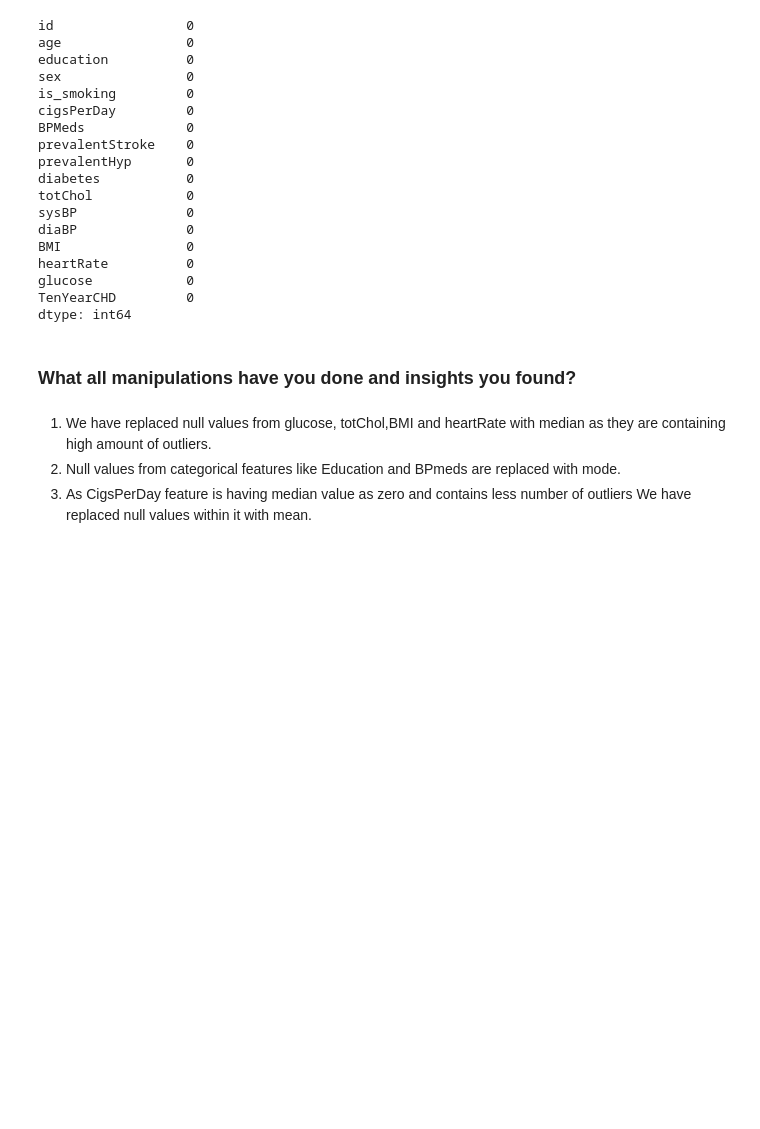
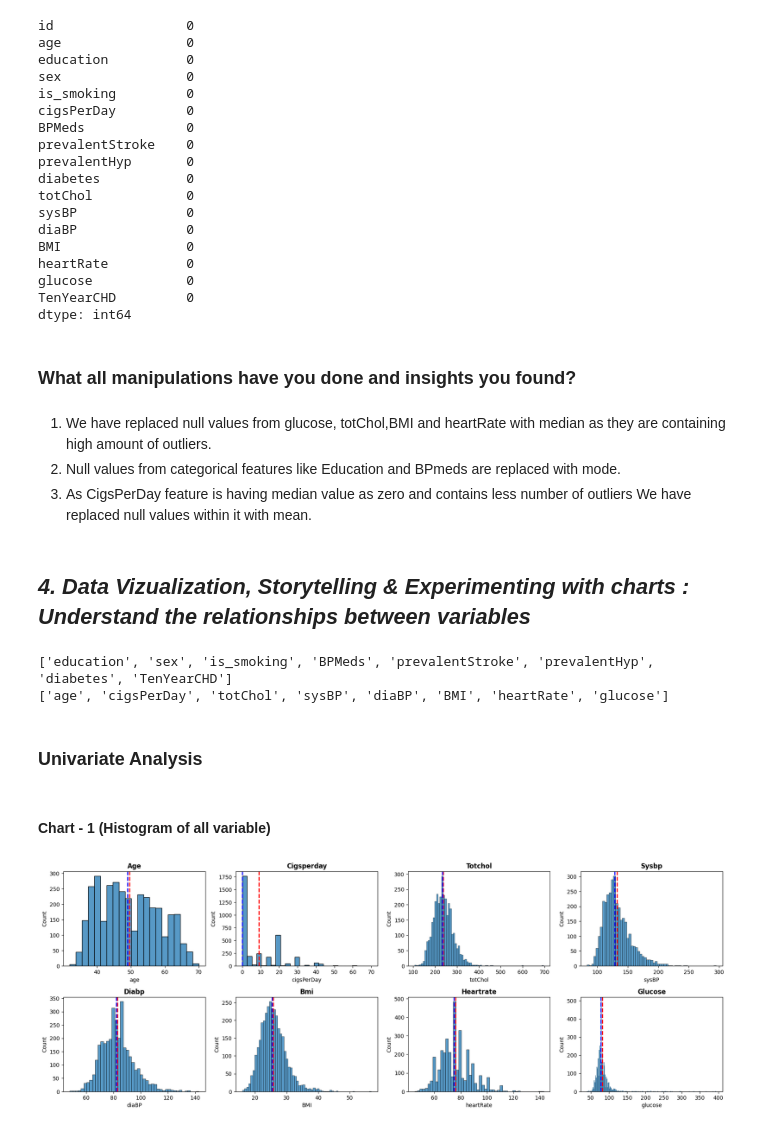
Before and after one commit to lukilearn/CAPSTONE_3_Cardiovascular_Risk_Prediction_ML_Classification, a Jupyter notebook: Cardiovascular_Risk_Prediction.ipynb, the cells around one changed output. Drawn from its saved outputs; the diff is of its cells as text; code cells hidden in the pictures; blank space fills up the shorter version.

```diff
--- a/Cardiovascular_Risk_Prediction.ipynb
+++ b/Cardiovascular_Risk_Prediction.ipynb
@@ -86,6 +86,7 @@ import numpy as np
 import pandas as pd
 import matplotlib.pyplot as plt
 import seaborn as sns
+plt.style.use('ggplot')
 
 from sklearn.preprocessing import LabelEncoder
 from sklearn.model_selection import train_test_split
@@ -112,6 +113,9 @@ from sklearn import ensemble
 from collections import Counter
 
 %matplotlib inline
+# Ignore warnings
+import warnings
+warnings.filterwarnings('ignore')
 # %% [markdown]
 ### Dataset Loading
 # %%
@@ -382,3 +401,41 @@ dtype: int64
 1. We have replaced null values from glucose, totChol,BMI and heartRate with median as they are containing high amount of outliers.
 2. Null values from categorical features like Education and BPmeds are replaced with mode.
 3. As CigsPerDay feature is having median value as zero and contains less number of outliers We have replaced null values within it with mean.
+# %% [markdown]
+## ***4. Data Vizualization, Storytelling & Experimenting with charts : Understand the relationships between variables***
+# %%
+# Separating the categorical and continous variable and storing them into different lists (excluding 'id')
+categorical_variable=[]
+continous_variable=[]
+
+for i in df.columns:
+  if i == 'id':
+    pass
+  elif df[i].nunique() <10:
+    categorical_variable.append(i)
+  elif df[i].nunique() >= 10:
+    continous_variable.append(i)
+# %%
+# Checking the definded lists
+print(categorical_variable)
+print(continous_variable)
+# %% [output]
+['education', 'sex', 'is_smoking', 'BPMeds', 'prevalentStroke', 'prevalentHyp', 'diabetes', 'TenYearCHD']
+['age', 'cigsPerDay', 'totChol', 'sysBP', 'diaBP', 'BMI', 'heartRate', 'glucose']
+# %% [markdown]
+### Univariate Analysis
+# %% [markdown]
+#### Chart - 1 (Histogram of all variable)
+# %%
+# Visualizing the mean and median.
+plt.figure(figsize=(18,16))
+for n,column in enumerate(continous_variable):
+  feature = df[column]
+  ax=plt.subplot(5, 4, n+1)
+  sns.histplot(feature)
+  ax.axvline(feature.mean(), color='red', linestyle='dashed', linewidth=2)
+  ax.axvline(feature.median(), color='blue', linestyle='dashed', linewidth=2)
+  plt.title(f'{column.title()}',weight='bold')
+  plt.tight_layout()### Univariate Analysis
+# %% [output]
+[figure, added]
```
Also changed, not shown: parts of 39 cells of this notebook.
